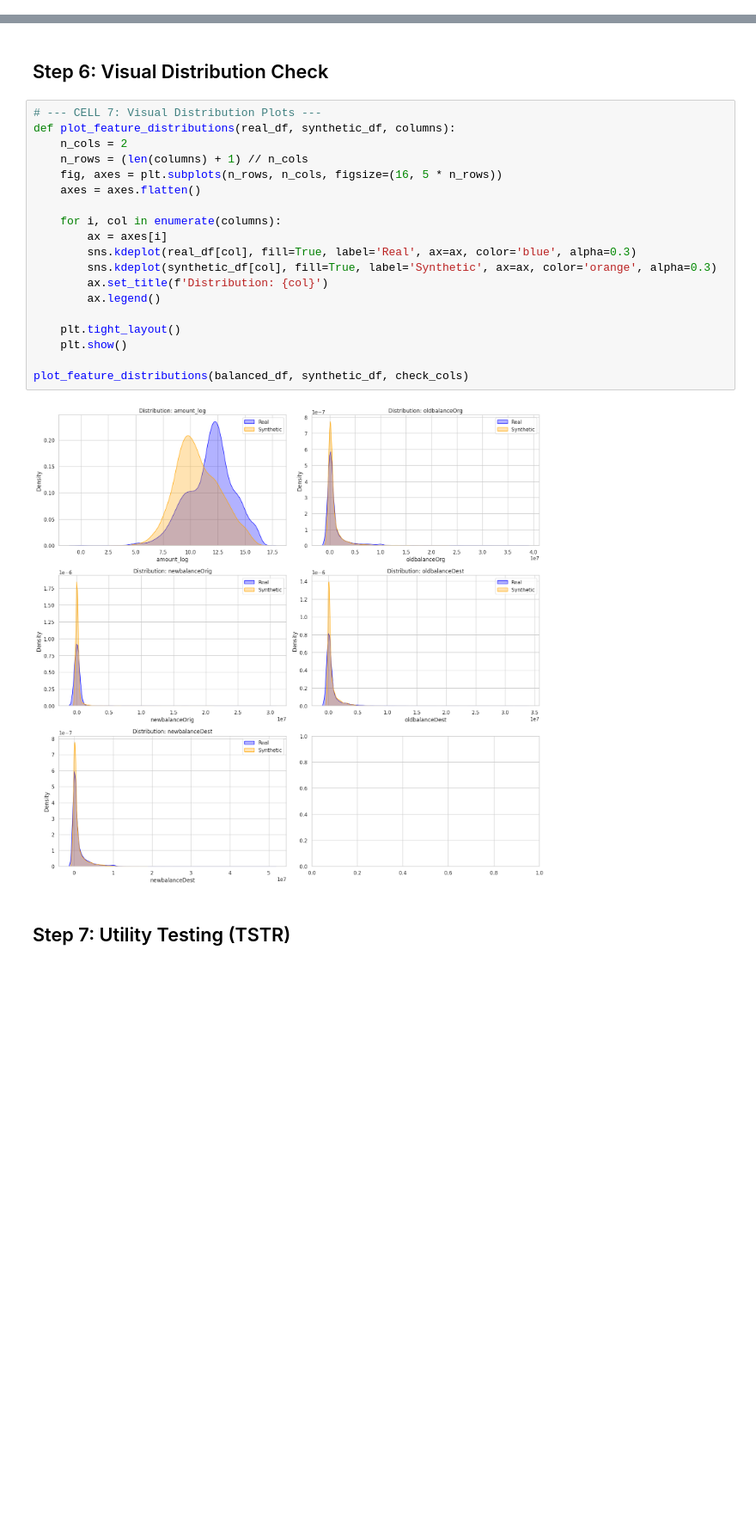
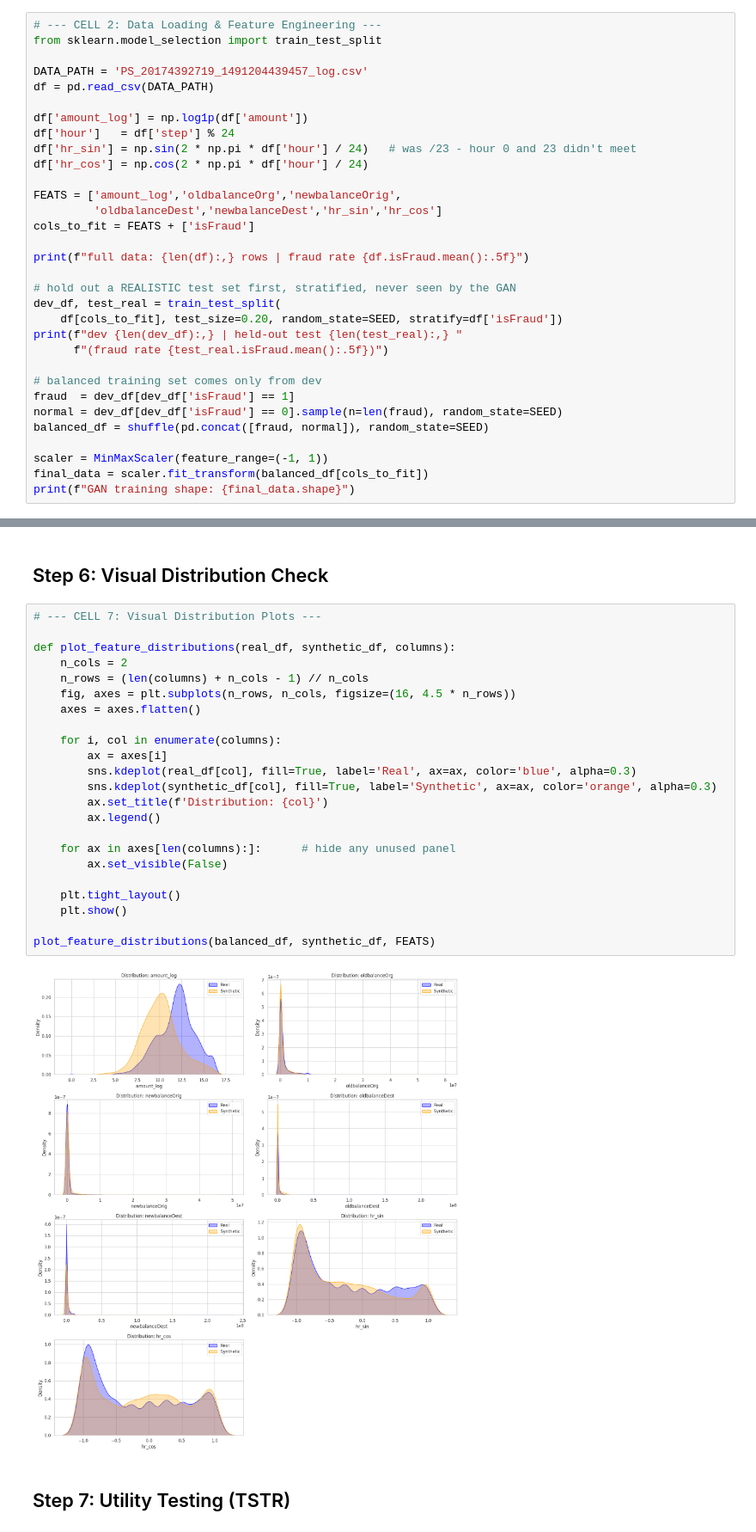
Before and after one commit to Parth310800/Fraud-Detection-using-GANs, a Jupyter notebook: fraud_detection_gan.ipynb, the cells around one changed output, grey strips where cells are left out. Shown at 86% size. Drawn from its saved outputs; the diff is of its cells as text; blank space fills up the shorter version.

```diff
--- a/fraud_detection_gan.ipynb
+++ b/fraud_detection_gan.ipynb
@@ -32,0 +61,32 @@ Using device: cpu
+# %%
+# --- CELL 2: Data Loading & Feature Engineering ---
+from sklearn.model_selection import train_test_split
+
+DATA_PATH = 'PS_20174392719_1491204439457_log.csv'
+df = pd.read_csv(DATA_PATH)
+
+df['amount_log'] = np.log1p(df['amount'])
+df['hour']   = df['step'] % 24
+df['hr_sin'] = np.sin(2 * np.pi * df['hour'] / 24)   # was /23 - hour 0 and 23 didn't meet
+df['hr_cos'] = np.cos(2 * np.pi * df['hour'] / 24)
+
+FEATS = ['amount_log','oldbalanceOrg','newbalanceOrig',
+         'oldbalanceDest','newbalanceDest','hr_sin','hr_cos']
+cols_to_fit = FEATS + ['isFraud']
+
+print(f"full data: {len(df):,} rows | fraud rate {df.isFraud.mean():.5f}")
+
+# hold out a REALISTIC test set first, stratified, never seen by the GAN
+dev_df, test_real = train_test_split(
+    df[cols_to_fit], test_size=0.20, random_state=SEED, stratify=df['isFraud'])
+print(f"dev {len(dev_df):,} | held-out test {len(test_real):,} "
+      f"(fraud rate {test_real.isFraud.mean():.5f})")
+
+# balanced training set comes only from dev
+fraud  = dev_df[dev_df['isFraud'] == 1]
+normal = dev_df[dev_df['isFraud'] == 0].sample(n=len(fraud), random_state=SEED)
+balanced_df = shuffle(pd.concat([fraud, normal]), random_state=SEED)
+
+scaler = MinMaxScaler(feature_range=(-1, 1))
+final_data = scaler.fit_transform(balanced_df[cols_to_fit])
+print(f"GAN training shape: {final_data.shape}")
@@ -233,24 +347,28 @@ Minimum Distance to Real Data: 0.04530542329581344
 ## Step 6: Visual Distribution Check
 # %%
 # --- CELL 7: Visual Distribution Plots ---
+
 def plot_feature_distributions(real_df, synthetic_df, columns):
     n_cols = 2
-    n_rows = (len(columns) + 1) // n_cols
-    fig, axes = plt.subplots(n_rows, n_cols, figsize=(16, 5 * n_rows))
+    n_rows = (len(columns) + n_cols - 1) // n_cols
+    fig, axes = plt.subplots(n_rows, n_cols, figsize=(16, 4.5 * n_rows))
     axes = axes.flatten()
 
     for i, col in enumerate(columns):
         ax = axes[i]
         sns.kdeplot(real_df[col], fill=True, label='Real', ax=ax, color='blue', alpha=0.3)
         sns.kdeplot(synthetic_df[col], fill=True, label='Synthetic', ax=ax, color='orange', alpha=0.3)
         ax.set_title(f'Distribution: {col}')
         ax.legend()
 
+    for ax in axes[len(columns):]:      # hide any unused panel
+        ax.set_visible(False)
+
     plt.tight_layout()
     plt.show()
 
-plot_feature_distributions(balanced_df, synthetic_df, check_cols)
+plot_feature_distributions(balanced_df, synthetic_df, FEATS)
 # %% [output]
-[figure, old version]
+[figure, new version]
 # %% [markdown]
 ## Step 7: Utility Testing (TSTR)
```
Also changed, not shown: parts of 13 cells of this notebook.
